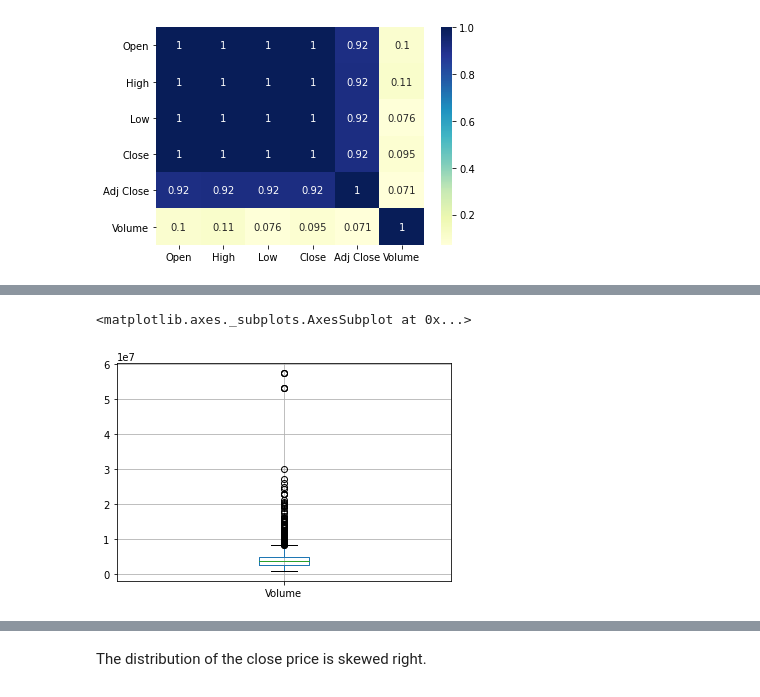
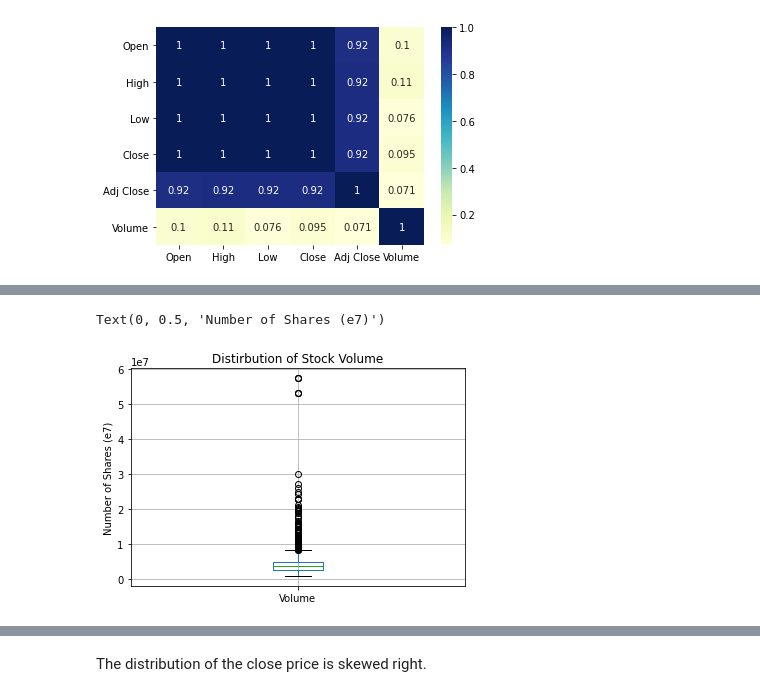
Before and after one commit to melaniaczobit/Predicting-AstraZeneca-Stock-Movement, a Jupyter notebook: AstraZeneca_Stock_Prices.ipynb, the cells around one changed output, grey strips where cells are left out. Cells and saved outputs as stored; diff of their text form; code cells hidden in the pictures.

```diff
--- a/AstraZeneca_Stock_Prices.ipynb
+++ b/AstraZeneca_Stock_Prices.ipynb
@@ -204,7 +216,9 @@ train.boxplot(column=['Open','High','Low','Close','Adj Close'])
-# %%
-train.boxplot('Volume')
-# %% [output]
-<matplotlib.axes._subplots.AxesSubplot at 0x...>
-[figure, removed]
+# %%
+boxplot2 = train.boxplot('Volume')
+plt.title('Distirbution of Stock Volume')
+plt.ylabel("Number of Shares (e7)")
+# %% [output]
+Text(0, 0.5, 'Number of Shares (e7)')
+[figure, added]
 # %%
 plt.hist(train['Close'])
```
Also changed, not shown: parts of 5 cells of this notebook.
